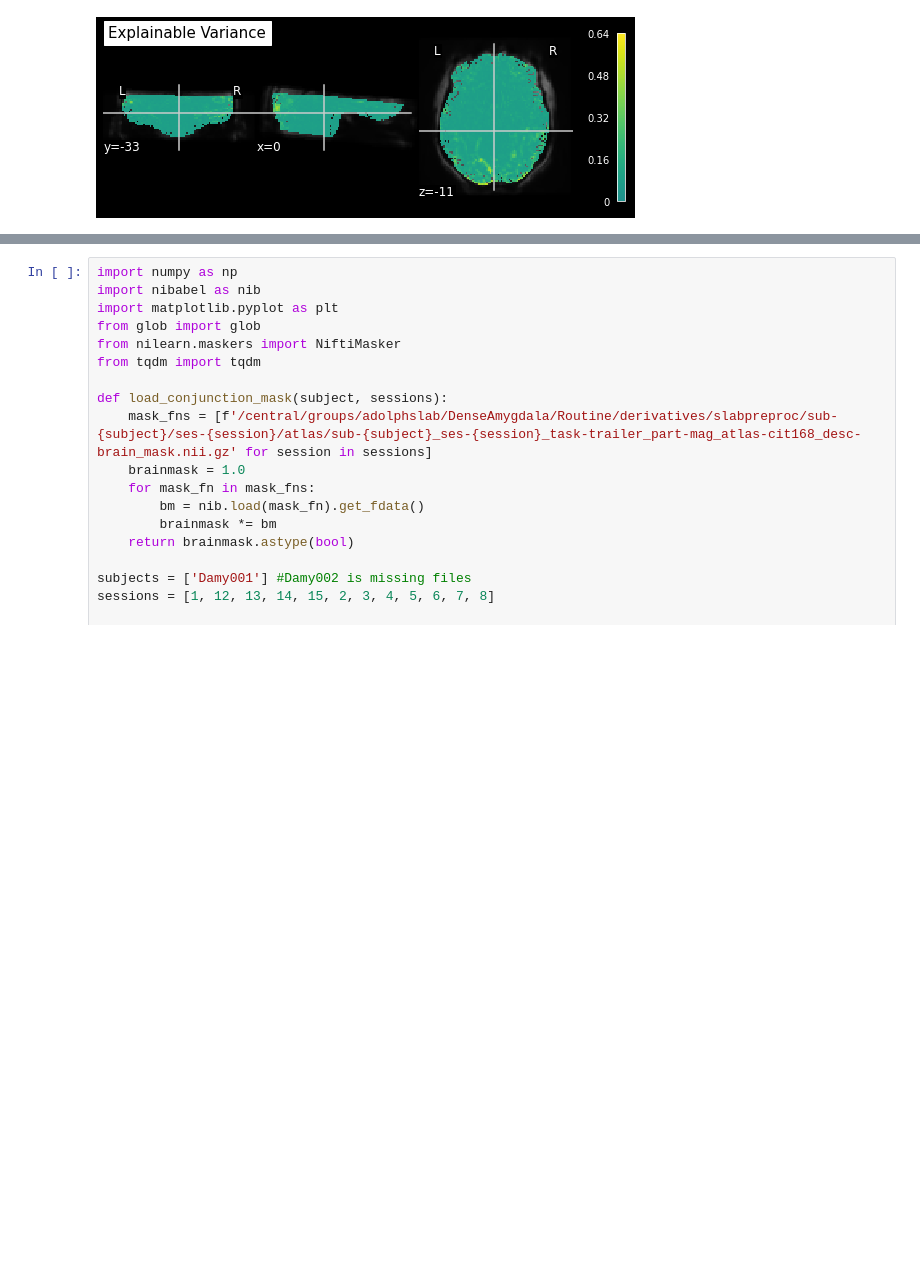
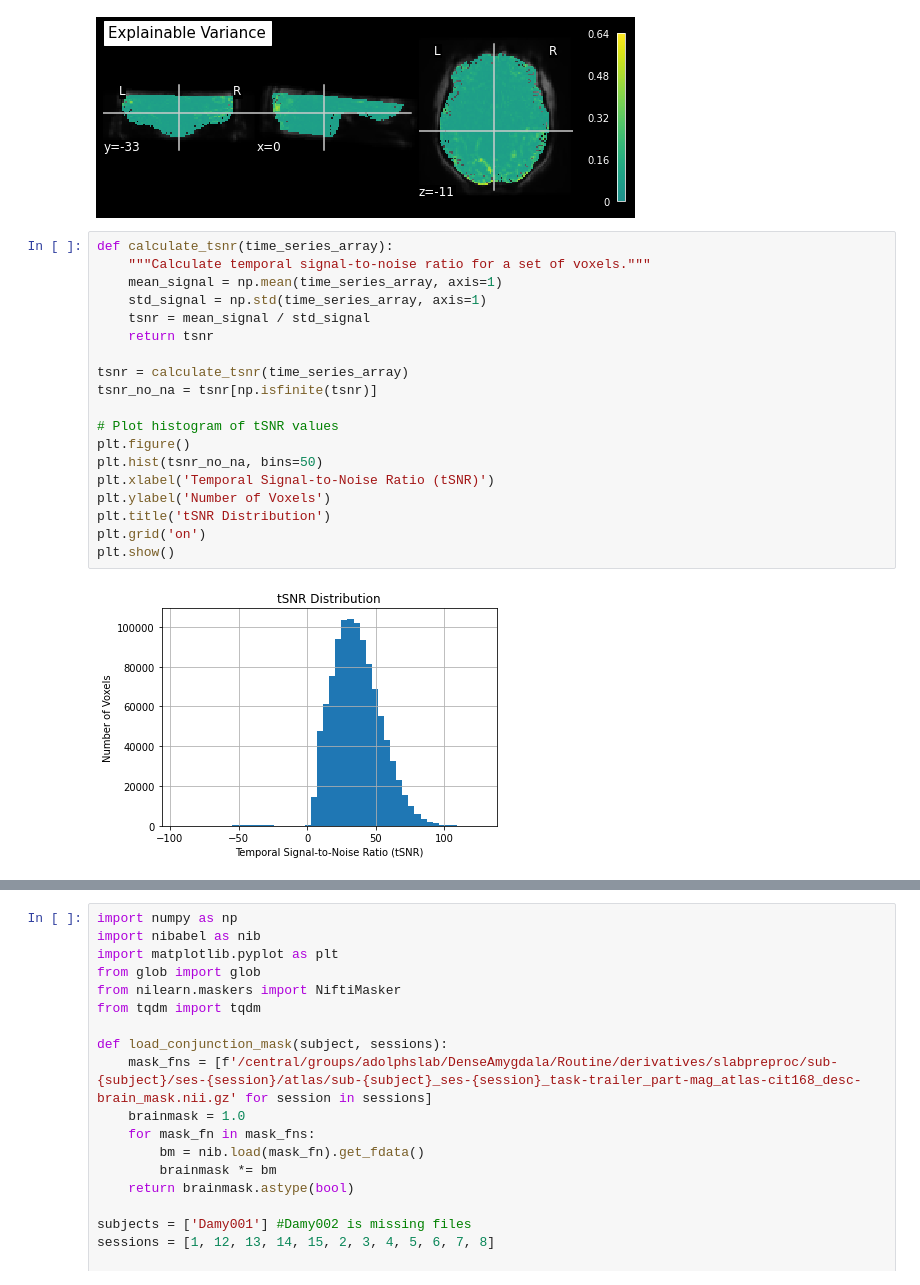
Before and after one commit to zdiamand/denseAmygdala, a Jupyter notebook: revisedExploratoryDataAnalysis.ipynb, the cells around one changed output, grey strips where cells are left out. Saved outputs shown, nothing was run; the diff lists cells and outputs as text; blank space fills up the shorter version.

```diff
--- a/revisedExploratoryDataAnalysis.ipynb
+++ b/revisedExploratoryDataAnalysis.ipynb
@@ -160,3 +160,24 @@ ev_plot = plotting.plot_stat_map(ev_img, bg_img=mean_epi_img, threshold=0, title
 plt.show()
 # %% [output]
 [figure]
+# %%
+def calculate_tsnr(time_series_array):
+    """Calculate temporal signal-to-noise ratio for a set of voxels."""
+    mean_signal = np.mean(time_series_array, axis=1)
+    std_signal = np.std(time_series_array, axis=1)
+    tsnr = mean_signal / std_signal
+    return tsnr
+
+tsnr = calculate_tsnr(time_series_array)
+tsnr_no_na = tsnr[np.isfinite(tsnr)]
+
+# Plot histogram of tSNR values
+plt.figure()
+plt.hist(tsnr_no_na, bins=50)
+plt.xlabel('Temporal Signal-to-Noise Ratio (tSNR)')
+plt.ylabel('Number of Voxels')
+plt.title('tSNR Distribution')
+plt.grid('on')
+plt.show()
+# %% [output]
+[figure, added]
```
Also changed, not shown: parts of 2 cells of this notebook.
